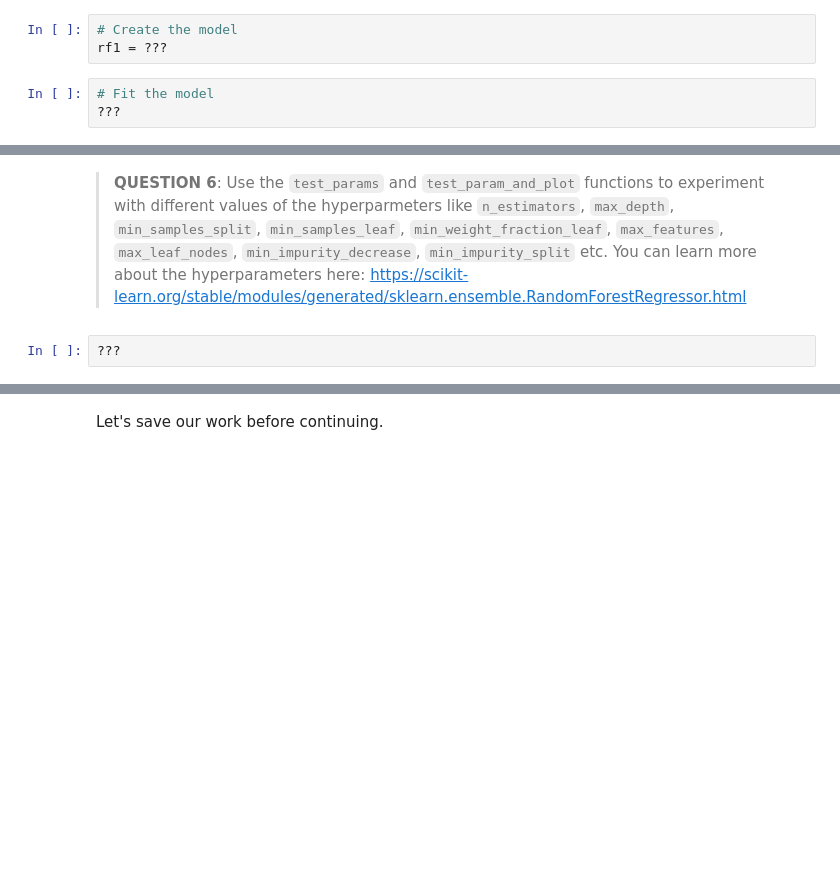
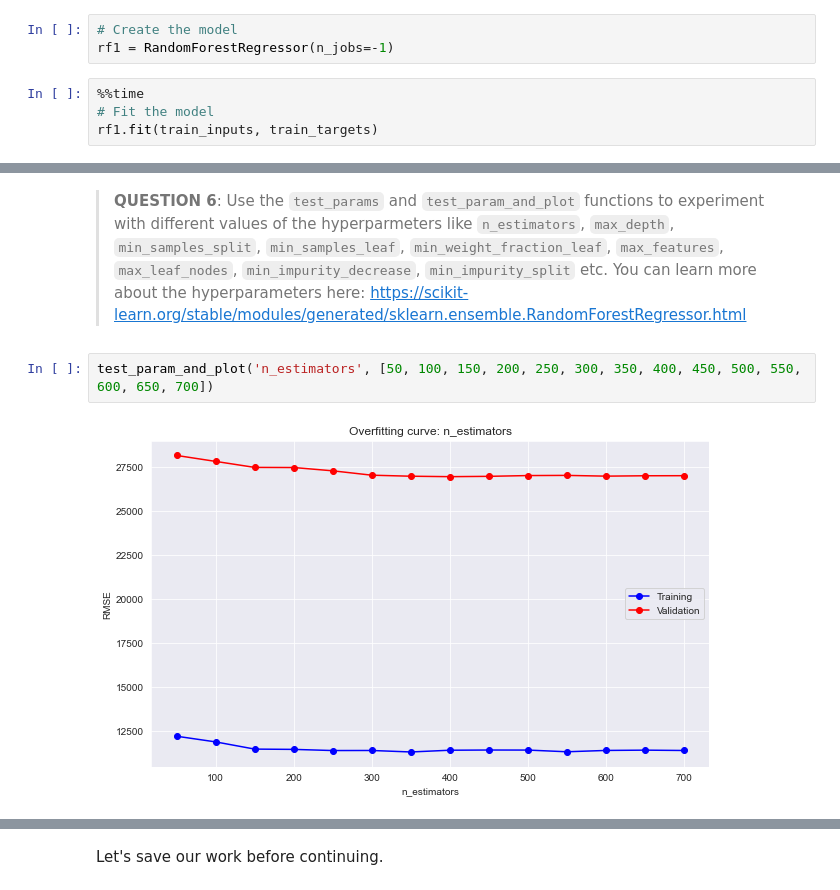
Before and after one commit to Surfix/Learn2, a Jupyter notebook: Jovian/python-random-forests-assignment/python-random-forests-assignment.ipynb, the cells around one changed output, grey strips where cells are left out. Drawn from its saved outputs; the diff is of its cells as text; blank space fills up the shorter version.

```diff
--- a/Jovian/python-random-forests-assignment/python-random-forests-assignment.ipynb
+++ b/Jovian/python-random-forests-assignment/python-random-forests-assignment.ipynb
@@ -182,7 +305,8 @@ jovian.commit()
 from sklearn.ensemble import RandomForestRegressor
 # %%
 # Create the model
-rf1 = ???
+rf1 = RandomForestRegressor(n_jobs=-1)
 # %%
+%%time
 # Fit the model
-???
+rf1.fit(train_inputs, train_targets)
@@ -256,4 +406,6 @@ jovian.commit()
 # %% [markdown]
 > **QUESTION 6**: Use the `test_params` and `test_param_and_plot` functions to experiment with different values of the  hyperparmeters like `n_estimators`, `max_depth`, `min_samples_split`, `min_samples_leaf`, `min_weight_fraction_leaf`, `max_features`, `max_leaf_nodes`, `min_impurity_decrease`, `min_impurity_split` etc. You can learn more about the hyperparameters here: https://scikit-learn.org/stable/modules/generated/sklearn.ensemble.RandomForestRegressor.html
 # %%
-???
+test_param_and_plot('n_estimators', [50, 100, 150, 200, 250, 300, 350, 400, 450, 500, 550, 600, 650, 700])
+# %% [output]
+[figure, added]
```
Also changed, not shown: parts of 53 cells of this notebook.
